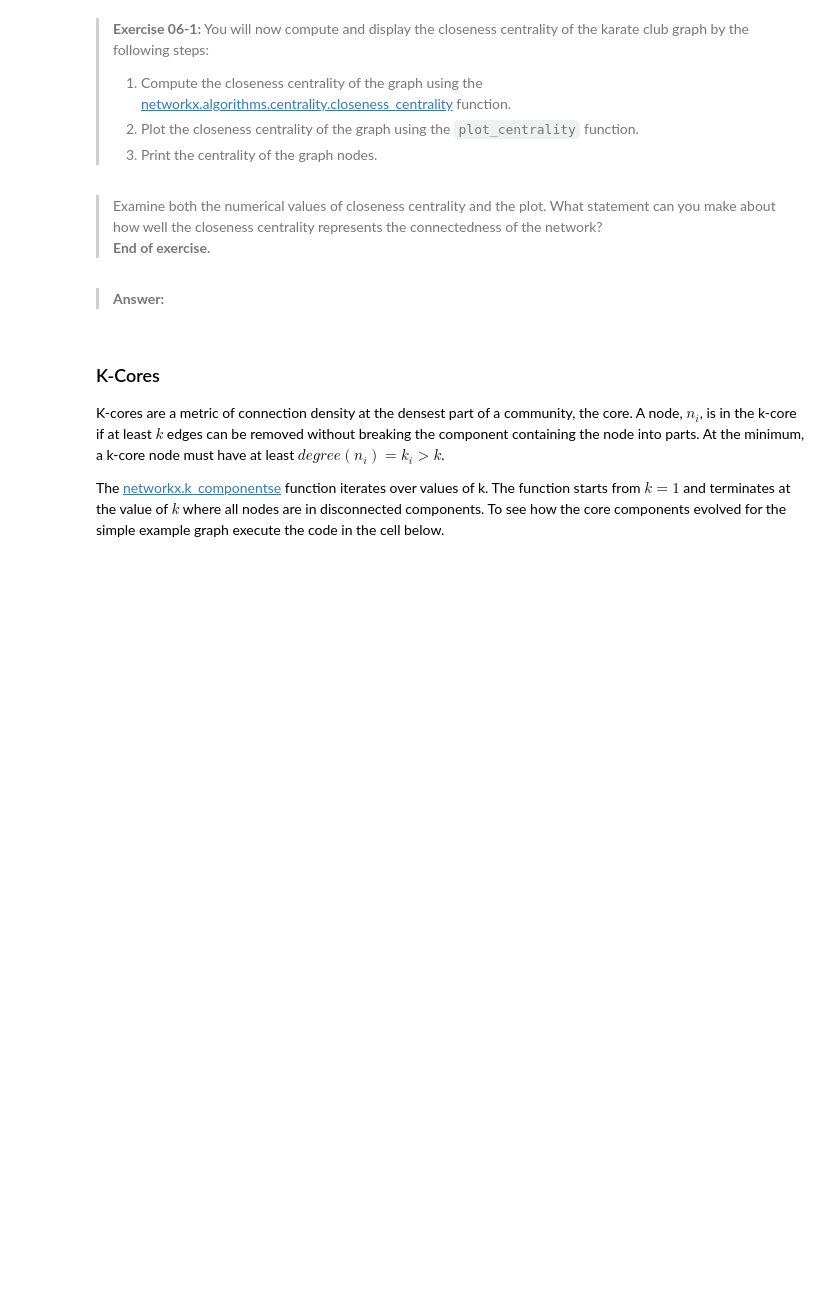
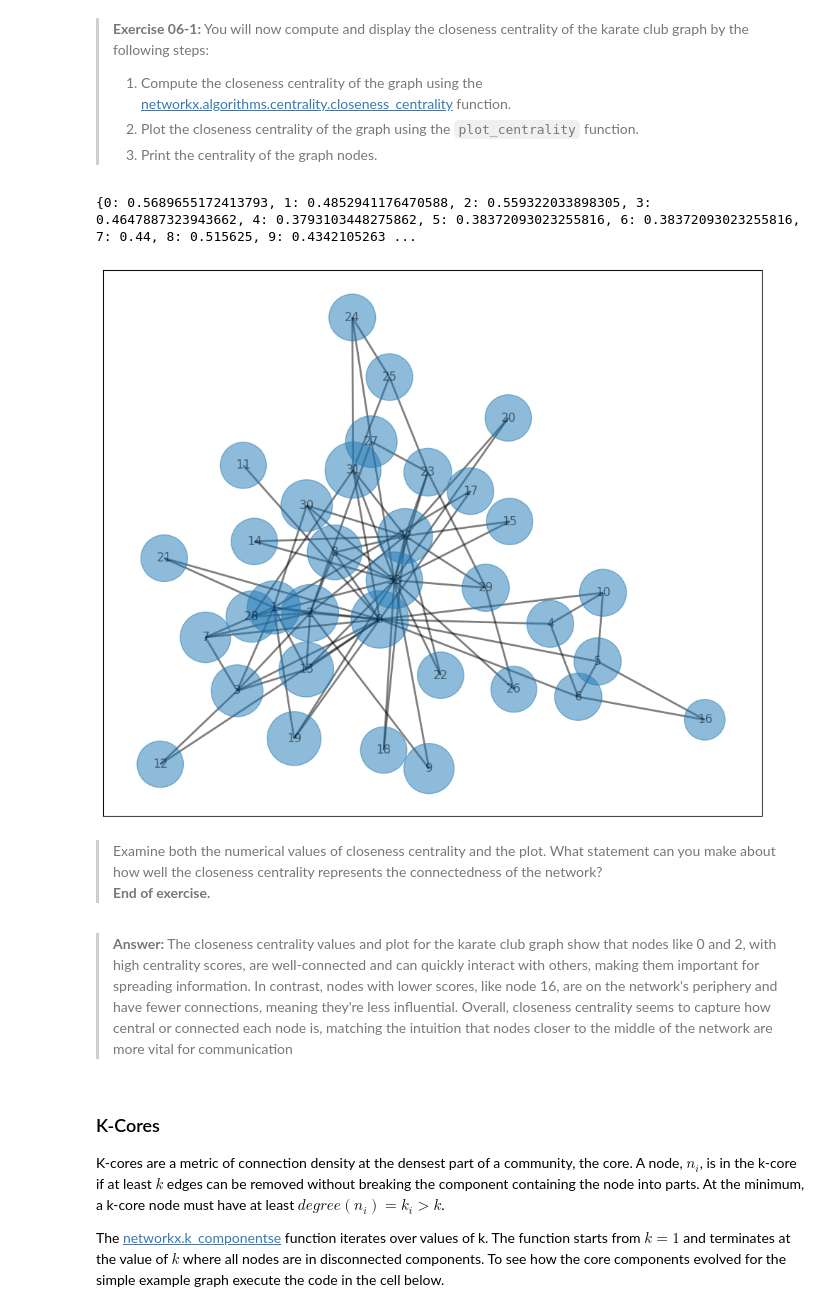
Before and after one commit to StephenElston/CSCI-E-108, a Jupyter notebook: notebooks/06_SocialNetworkAnalysis.ipynb, the cells around one changed output. Saved outputs shown, nothing was run; the diff lists cells and outputs as text; code cells hidden in the pictures; blank space fills up the shorter version.

```diff
--- a/notebooks/06_SocialNetworkAnalysis.ipynb
+++ b/notebooks/06_SocialNetworkAnalysis.ipynb
@@ -114,12 +132,22 @@ There range of the closeness centrality values is limited. None the less, the re
 > 2. Plot the closeness centrality of the graph using the `plot_centrality` function.
 > 3. Print the centrality of the graph nodes.
 # %%
-## Put your code below
+# 1: Compute the closeness centrality
+K_club_closeness_centrality = nx.closeness_centrality(K_club)
+
+# 2: Plot the closeness centrality
+plot_centrality(K_club, K_club_closeness_centrality, size=6000, width=2)
+
+# 3: Print the centrality values
+print(K_club_closeness_centrality)
+# %% [output]
+{0: 0.5689655172413793, 1: 0.4852941176470588, 2: 0.559322033898305, 3: 0.4647887323943662, 4: 0.3793103448275862, 5: 0.38372093023255816, 6: 0.38372093023255816, 7: 0.44, 8: 0.515625, 9: 0.4342105263 ...
+[figure, added]
 # %% [markdown]
 > Examine both the numerical values of closeness centrality and the plot. What statement can you make about how well the closeness centrality represents the connectedness of the network?
 > **End of exercise.**
 # %% [markdown]
-> **Answer:**
+> **Answer:** The closeness centrality values and plot for the karate club graph show that nodes like 0 and 2, with high centrality scores, are well-connected and can quickly interact with others, making them important for spreading information. In contrast, nodes with lower scores, like node 16, are on the network's periphery and have fewer connections, meaning they're less influential. Overall, closeness centrality seems to capture how central or connected each node is, matching the intuition that nodes closer to the middle of the network are more vital for communication
 # %% [markdown]
 ### K-Cores
 
```
Also changed, not shown: parts of 29 cells of this notebook.
